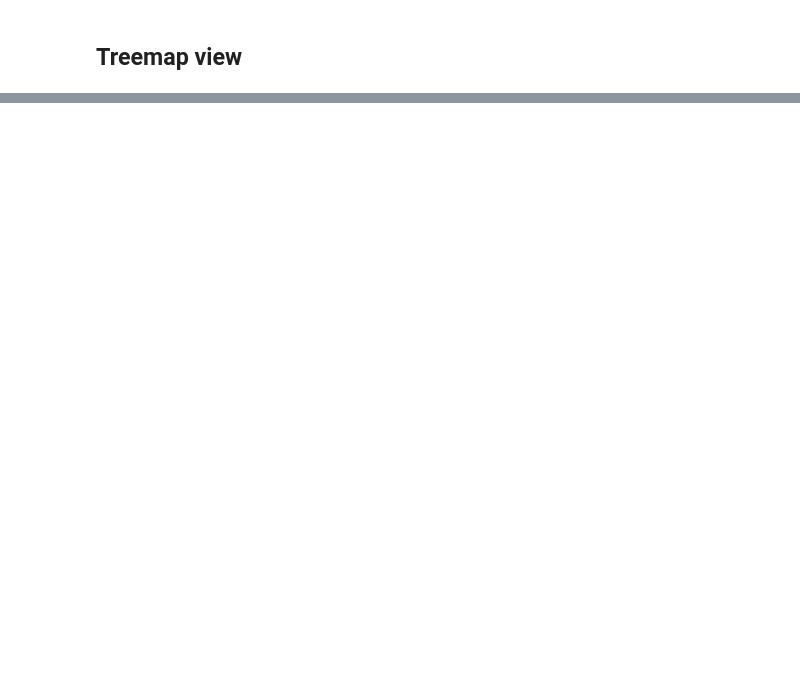
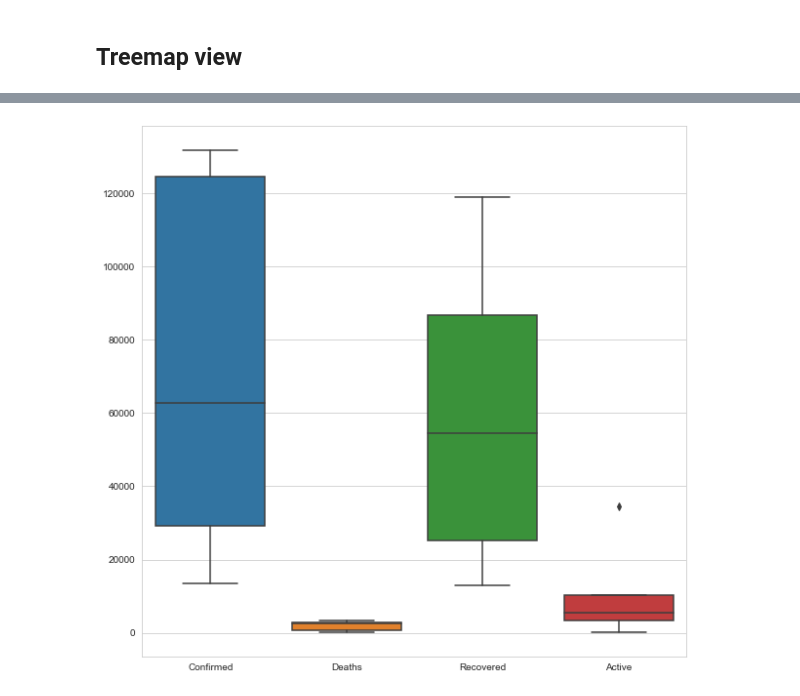
Before and after one commit to LakshmiAnush/covid-analysis, a Jupyter notebook: covid-outbreak.ipynb, the cells around one changed output, grey strips where cells are left out. Cells and saved outputs as stored; diff of their text form; code cells hidden in the pictures; blank space fills up the shorter version.

```diff
--- a/covid-outbreak.ipynb
+++ b/covid-outbreak.ipynb
@@ -337,0 +310,9 @@ interactive(children=(IntSlider(value=10, description='n', max=30, min=-10), Out
+# %%
+sorted_country_drop = sorted_country_drop.drop(['Death Rate (%)','Recovery Rate (%)'],axis =1)
+# %%
+sb.set_style('whitegrid')
+plt.figure(figsize=(10,10))
+sb.boxplot(data = sorted_country_drop.head())
+plt.show()
+# %% [output]
+[figure, added]
```
Also changed, not shown: parts of 19 cells of this notebook.
